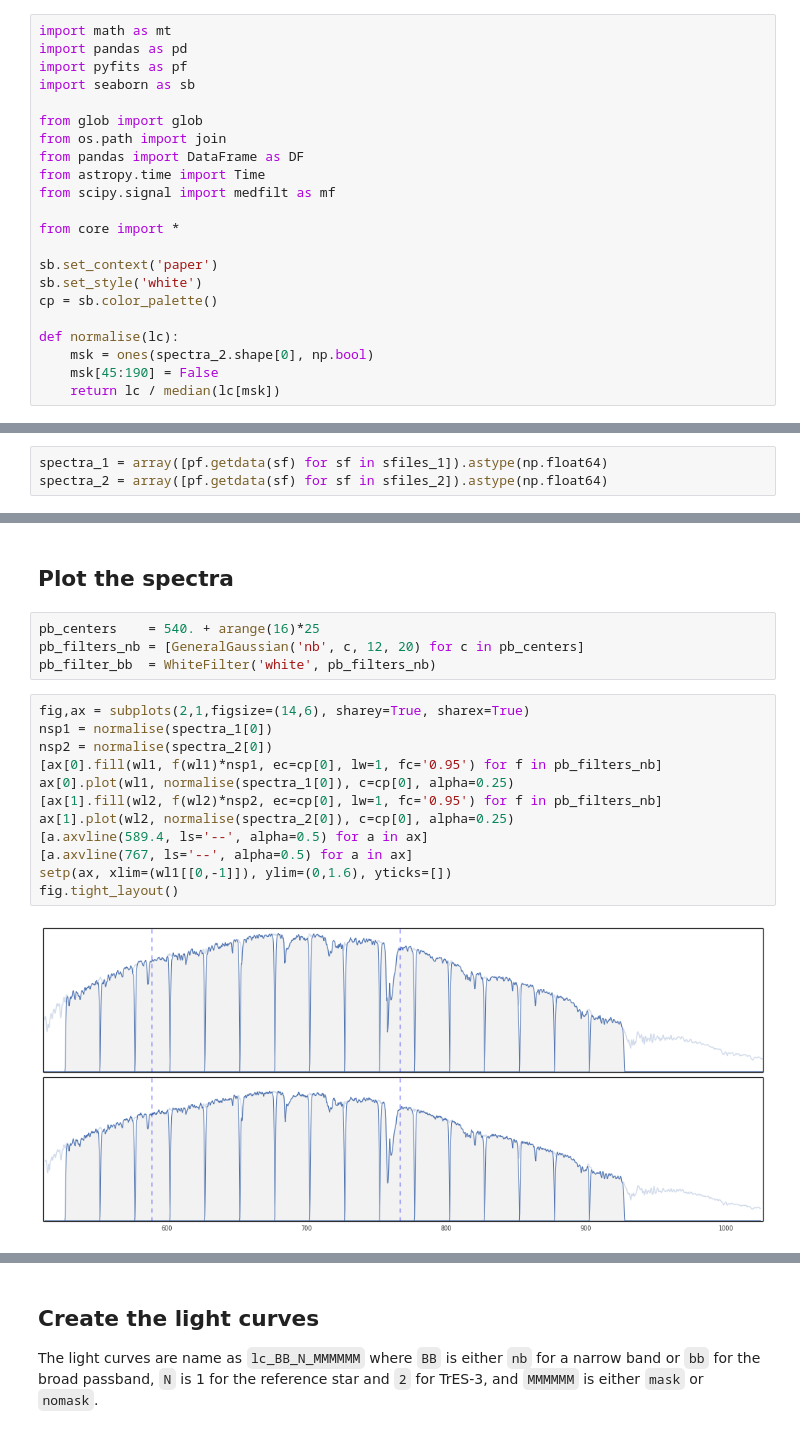
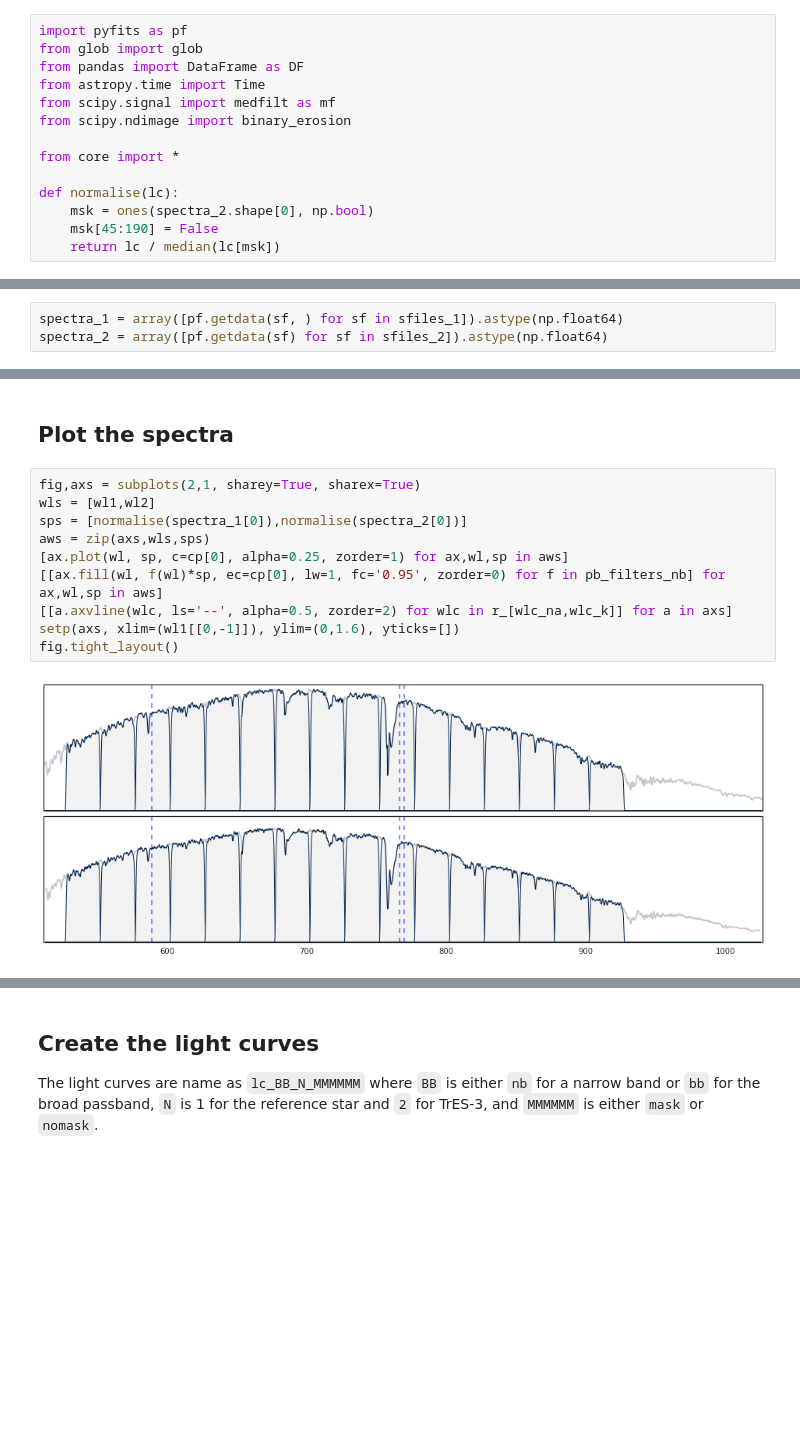
Before and after one commit to hpparvi/Parviainen-2015-TrES-3b-OSIRIS, a Jupyter notebook: 002_Light_curve_creation.ipynb, the cells around one changed output, grey strips where cells are left out. Saved outputs shown, nothing was run; the diff lists cells and outputs as text; blank space fills up the shorter version.

```diff
--- a/002_Light_curve_creation.ipynb
+++ b/002_Light_curve_creation.ipynb
@@ -16,22 +50,14 @@ $$
 # %% [output]
 Populating the interactive namespace from numpy and matplotlib
 # %%
-import math as mt
-import pandas as pd
 import pyfits as pf
-import seaborn as sb
-
 from glob import glob
-from os.path import join
 from pandas import DataFrame as DF
 from astropy.time import Time
 from scipy.signal import medfilt as mf
+from scipy.ndimage import binary_erosion
 
 from core import *
-
-sb.set_context('paper')
-sb.set_style('white')
-cp = sb.color_palette()
 
 def normalise(lc):
     msk = ones(spectra_2.shape[0], np.bool)
@@ -44,7 +70,7 @@ data_dir = 'data/spectra/'
 sfiles_1 = sorted(glob(join(data_dir,'*_1.ms.fits')))
 sfiles_2 = sorted(glob(join(data_dir,'*_2.ms.fits')))
 # %%
-spectra_1 = array([pf.getdata(sf) for sf in sfiles_1]).astype(np.float64)
+spectra_1 = array([pf.getdata(sf, ) for sf in sfiles_1]).astype(np.float64)
 spectra_2 = array([pf.getdata(sf) for sf in sfiles_2]).astype(np.float64)
 # %% [markdown]
 ## Read in the wavelength solutions
@@ -59,21 +85,15 @@ wl1 = wls['ccd1'].pixel_to_wl(pixels)
 wl2 = wls['ccd2'].pixel_to_wl(pixels)
 # %% [markdown]
 ## Plot the spectra
-# %%
-pb_centers    = 540. + arange(16)*25
-pb_filters_nb = [GeneralGaussian('nb', c, 12, 20) for c in pb_centers]
-pb_filter_bb  = WhiteFilter('white', pb_filters_nb)
 # %%
-fig,ax = subplots(2,1,figsize=(14,6), sharey=True, sharex=True)
-nsp1 = normalise(spectra_1[0])
-nsp2 = normalise(spectra_2[0])
-[ax[0].fill(wl1, f(wl1)*nsp1, ec=cp[0], lw=1, fc='0.95') for f in pb_filters_nb]
-ax[0].plot(wl1, normalise(spectra_1[0]), c=cp[0], alpha=0.25)
-[ax[1].fill(wl2, f(wl2)*nsp2, ec=cp[0], lw=1, fc='0.95') for f in pb_filters_nb]
-ax[1].plot(wl2, normalise(spectra_2[0]), c=cp[0], alpha=0.25)
-[a.axvline(589.4, ls='--', alpha=0.5) for a in ax]
-[a.axvline(767, ls='--', alpha=0.5) for a in ax]
-setp(ax, xlim=(wl1[[0,-1]]), ylim=(0,1.6), yticks=[])
+fig,axs = subplots(2,1, sharey=True, sharex=True)
+wls = [wl1,wl2]
+sps = [normalise(spectra_1[0]),normalise(spectra_2[0])]
+aws = zip(axs,wls,sps)
+[ax.plot(wl, sp, c=cp[0], alpha=0.25, zorder=1) for ax,wl,sp in aws]
+[[ax.fill(wl, f(wl)*sp, ec=cp[0], lw=1, fc='0.95', zorder=0) for f in pb_filters_nb] for ax,wl,sp in aws]
+[[a.axvline(wlc, ls='--', alpha=0.5, zorder=2) for wlc in r_[wlc_na,wlc_k]] for a in axs]
+setp(axs, xlim=(wl1[[0,-1]]), ylim=(0,1.6), yticks=[])
 fig.tight_layout()
 # %% [output]
-[figure, old version]
+[figure, new version]
```
Also changed, not shown: parts of 24 cells of this notebook, 10 other files.
